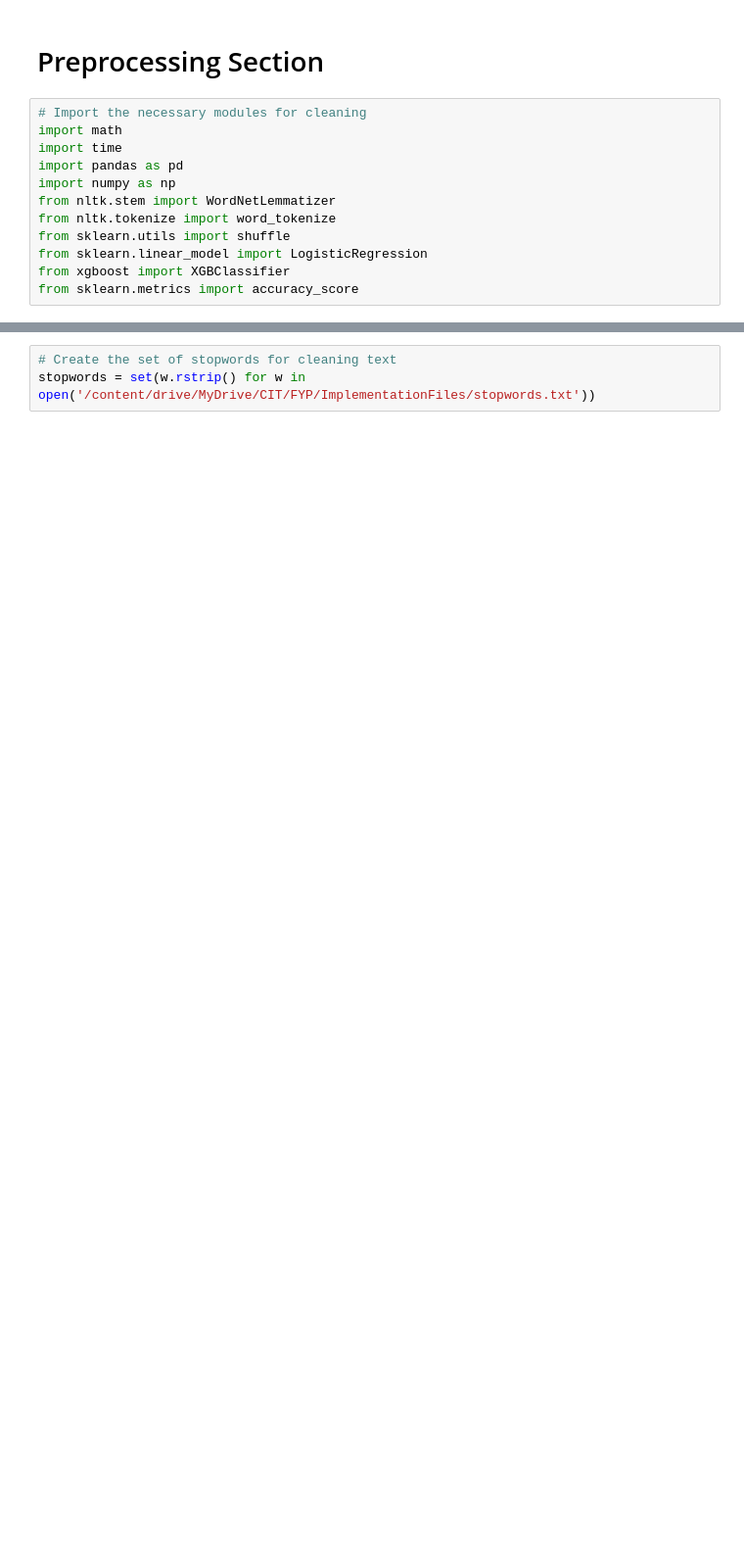
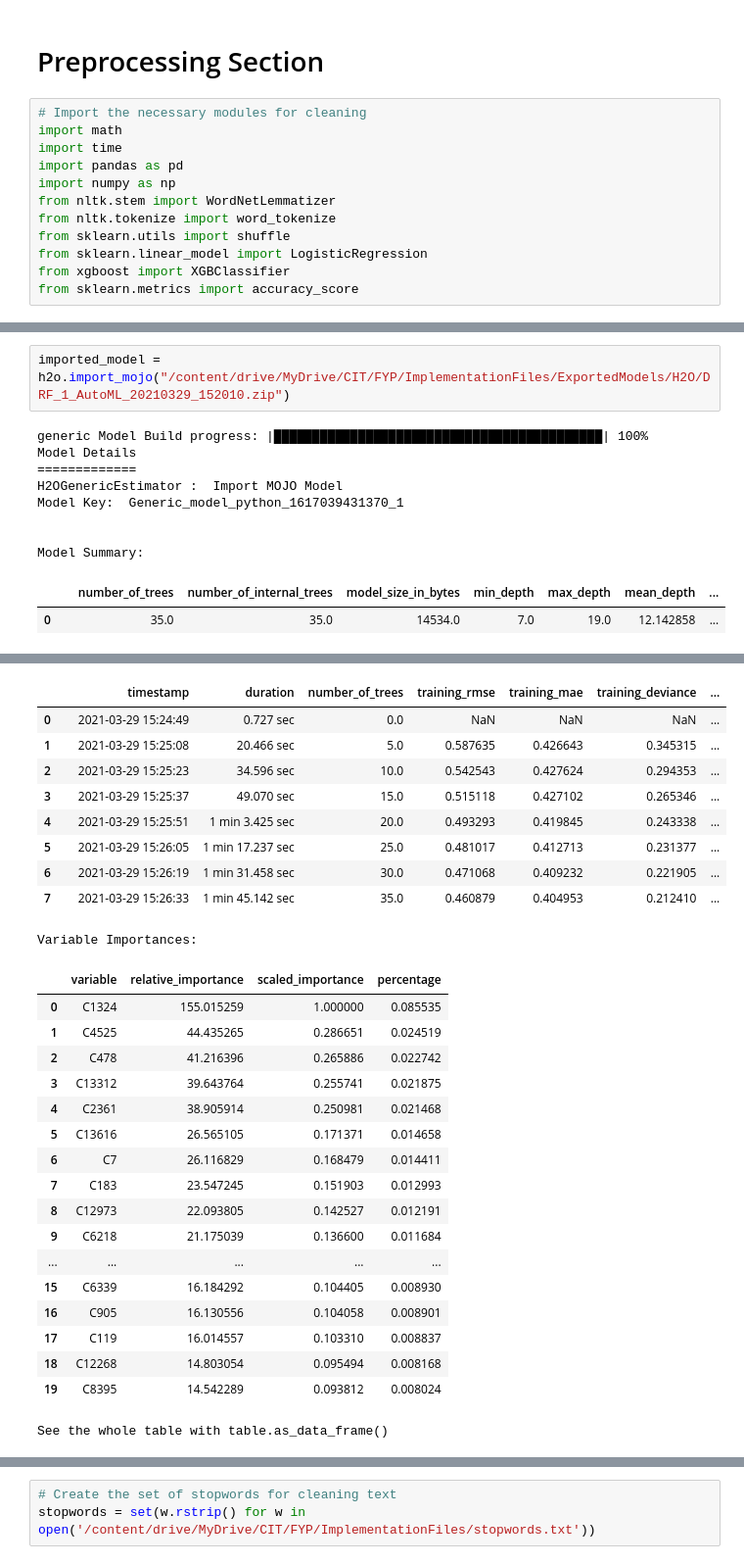
Before and after one commit to CianOSull/AutoML_With_SA_FYP_2021, a Jupyter notebook: Copy_of_H2O_MainNotebook.ipynb, the cells around one changed output, grey strips where cells are left out. Shown at 98% size. Cells and saved outputs as stored; diff of their text form; blank space fills up the shorter version.

```diff
--- a/Copy_of_H2O_MainNotebook.ipynb
+++ b/Copy_of_H2O_MainNotebook.ipynb
@@ -53,0 +546,13 @@ from sklearn.metrics import accuracy_score
+# %%
+imported_model = h2o.import_mojo("/content/drive/MyDrive/CIT/FYP/ImplementationFiles/ExportedModels/H2O/DRF_1_AutoML_20210329_152010.zip")
+# %% [output]
+generic Model Build progress: |███████████████████████████████████████████| 100%
+Model Details
+=============
+H2OGenericEstimator :  Import MOJO Model
+Model Key:  Generic_model_python_1617039431370_1
+
+
+Model Summary:
+|  |  | number_of_trees | number_of_internal_trees | model_size_in_bytes | min_depth | max_depth | mean_depth | ... |
+| 0 |  | 35.0 | 35.0 | 14534.0 | 7.0 | 19.0 | 12.142858 | ... |
@@ -53,0 +578,28 @@ from sklearn.metrics import accuracy_score
+|  |  | timestamp | duration | number_of_trees | training_rmse | training_mae | training_deviance | ... |
+| 0 |  | 2021-03-29 15:24:49 | 0.727 sec | 0.0 | NaN | NaN | NaN | ... |
+| 1 |  | 2021-03-29 15:25:08 | 20.466 sec | 5.0 | 0.587635 | 0.426643 | 0.345315 | ... |
+| 2 |  | 2021-03-29 15:25:23 | 34.596 sec | 10.0 | 0.542543 | 0.427624 | 0.294353 | ... |
+| 3 |  | 2021-03-29 15:25:37 | 49.070 sec | 15.0 | 0.515118 | 0.427102 | 0.265346 | ... |
+| 4 |  | 2021-03-29 15:25:51 | 1 min 3.425 sec | 20.0 | 0.493293 | 0.419845 | 0.243338 | ... |
+| 5 |  | 2021-03-29 15:26:05 | 1 min 17.237 sec | 25.0 | 0.481017 | 0.412713 | 0.231377 | ... |
+| 6 |  | 2021-03-29 15:26:19 | 1 min 31.458 sec | 30.0 | 0.471068 | 0.409232 | 0.221905 | ... |
+| 7 |  | 2021-03-29 15:26:33 | 1 min 45.142 sec | 35.0 | 0.460879 | 0.404953 | 0.212410 | ... |
+Variable Importances:
+|  | variable | relative_importance | scaled_importance | percentage |
+| 0 | C1324 | 155.015259 | 1.000000 | 0.085535 |
+| 1 | C4525 | 44.435265 | 0.286651 | 0.024519 |
+| 2 | C478 | 41.216396 | 0.265886 | 0.022742 |
+| 3 | C13312 | 39.643764 | 0.255741 | 0.021875 |
+| 4 | C2361 | 38.905914 | 0.250981 | 0.021468 |
+| 5 | C13616 | 26.565105 | 0.171371 | 0.014658 |
+| 6 | C7 | 26.116829 | 0.168479 | 0.014411 |
+| 7 | C183 | 23.547245 | 0.151903 | 0.012993 |
+| 8 | C12973 | 22.093805 | 0.142527 | 0.012191 |
+| 9 | C6218 | 21.175039 | 0.136600 | 0.011684 |
+| ... | ... | ... | ... | ... |
+| 15 | C6339 | 16.184292 | 0.104405 | 0.008930 |
+| 16 | C905 | 16.130556 | 0.104058 | 0.008901 |
+| 17 | C119 | 16.014557 | 0.103310 | 0.008837 |
+| 18 | C12268 | 14.803054 | 0.095494 | 0.008168 |
+| 19 | C8395 | 14.542289 | 0.093812 | 0.008024 |
+See the whole table with table.as_data_frame()
```
Also changed, not shown: parts of 65 cells of this notebook.
